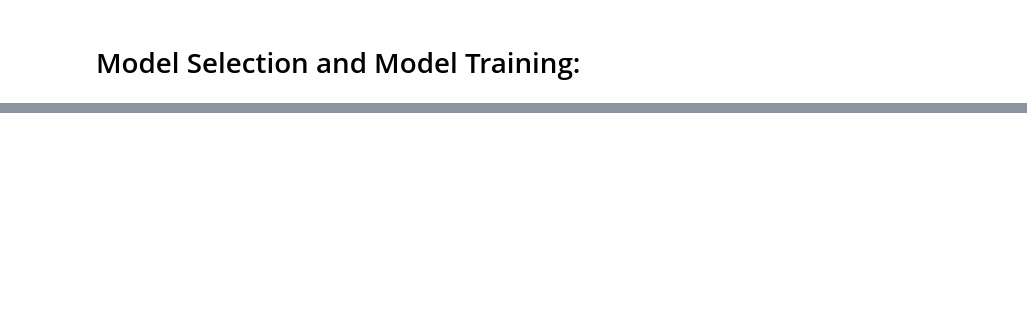
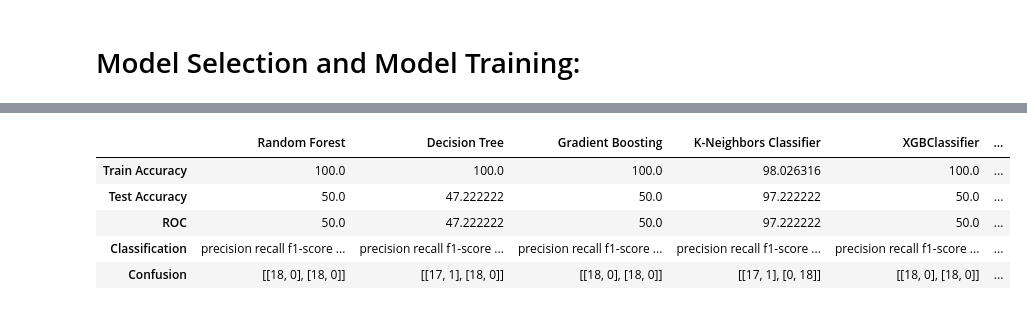
Before and after one commit to navp7/WaferFaultDetection-New, a Jupyter notebook: notebooks/model_training.ipynb, the cells around one changed output, grey strips where cells are left out. Cells and saved outputs as stored; diff of their text form; code cells hidden in the pictures; blank space fills up the shorter version.

```diff
--- a/notebooks/model_training.ipynb
+++ b/notebooks/model_training.ipynb
@@ -197,0 +253,34 @@ acc_list
+# %%
+# Final Evaluation with Hyperparameter tunning :
+
+def hyp_training(models,params):
+    report={}
+
+    for i in range(len(list(models))):
+        model=list(models.values())[i]
+        param=params[list(models.keys())[i]]
+        gs = GridSearchCV(estimator=model,param_grid=param, cv=3)
+        #randomcv.fit(X_train,y_train)
+        gs.fit(X_train,y_train)
+
+        model.set_params(**gs.best_params_)
+        model.fit(X_train,y_train)
+
+        #Make Predictions
+        y_train_pred = model.predict(X_train)
+        y_test_pred=model.predict(X_test)
+
+        # print('Model Training Performance')
+        cl_report, con_mat,roc_score, test_acc_score = evaluate_model(y_test, y_test_pred)
+        train_acc_score = accuracy_score(y_train,y_train_pred)*100
+
+        report[list(models.keys())[i]] = train_acc_score,test_acc_score,roc_score,cl_report,con_mat
+
+    cols = ['Train Accuracy','Test Accuracy','ROC','Classification','Confusion']
+
+    report_df = pd.DataFrame.from_dict(report,orient='index', columns=cols)
+    report_df = report_df.transpose()
+
+    return report_df
+# %%
+hyp_result = hyp_training(models,params)
@@ -197,0 +305,9 @@ acc_list
+# %%
+hyp_result
+# %% [output]
+|  | Random Forest | Decision Tree | Gradient Boosting | K-Neighbors Classifier | XGBClassifier | ... |
+| Train Accuracy | 100.0 | 100.0 | 100.0 | 98.026316 | 100.0 | ... |
+| Test Accuracy | 50.0 | 47.222222 | 50.0 | 97.222222 | 50.0 | ... |
+| ROC | 50.0 | 47.222222 | 50.0 | 97.222222 | 50.0 | ... |
+| Classification | precision recall f1-score ... | precision recall f1-score ... | precision recall f1-score ... | precision recall f1-score ... | precision recall f1-score ... | ... |
+| Confusion | [[18, 0], [18, 0]] | [[17, 1], [18, 0]] | [[18, 0], [18, 0]] | [[17, 1], [0, 18]] | [[18, 0], [18, 0]] | ... |
```
Also changed, not shown: parts of 43 cells of this notebook, 1 other file.
